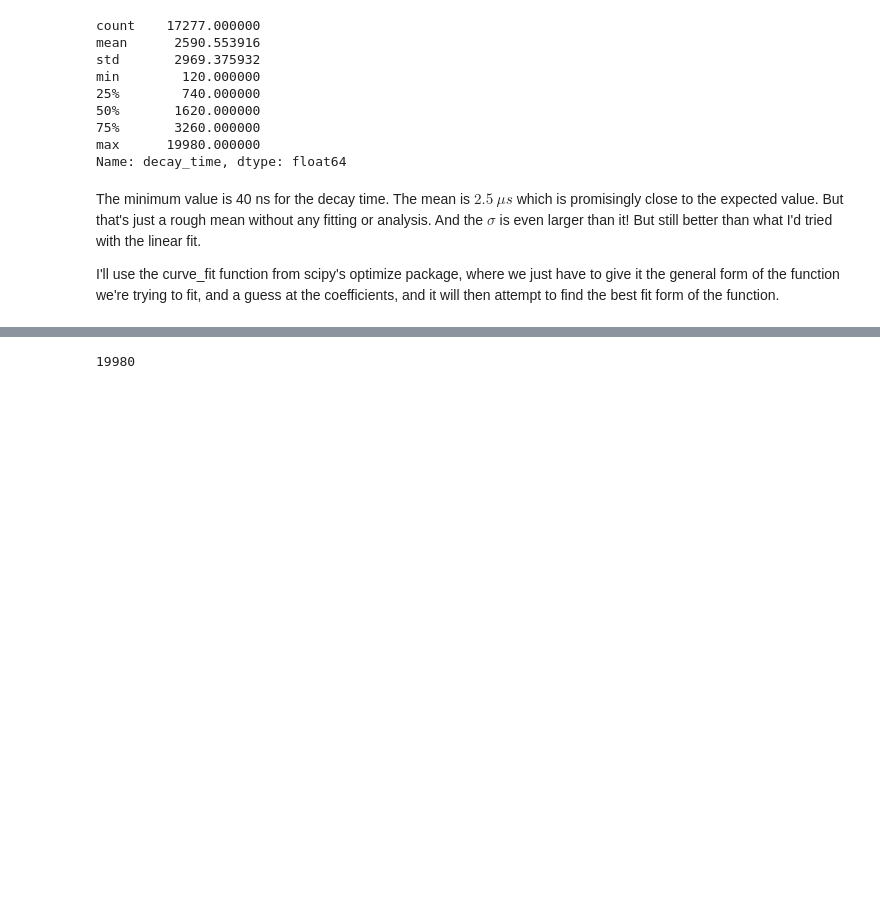
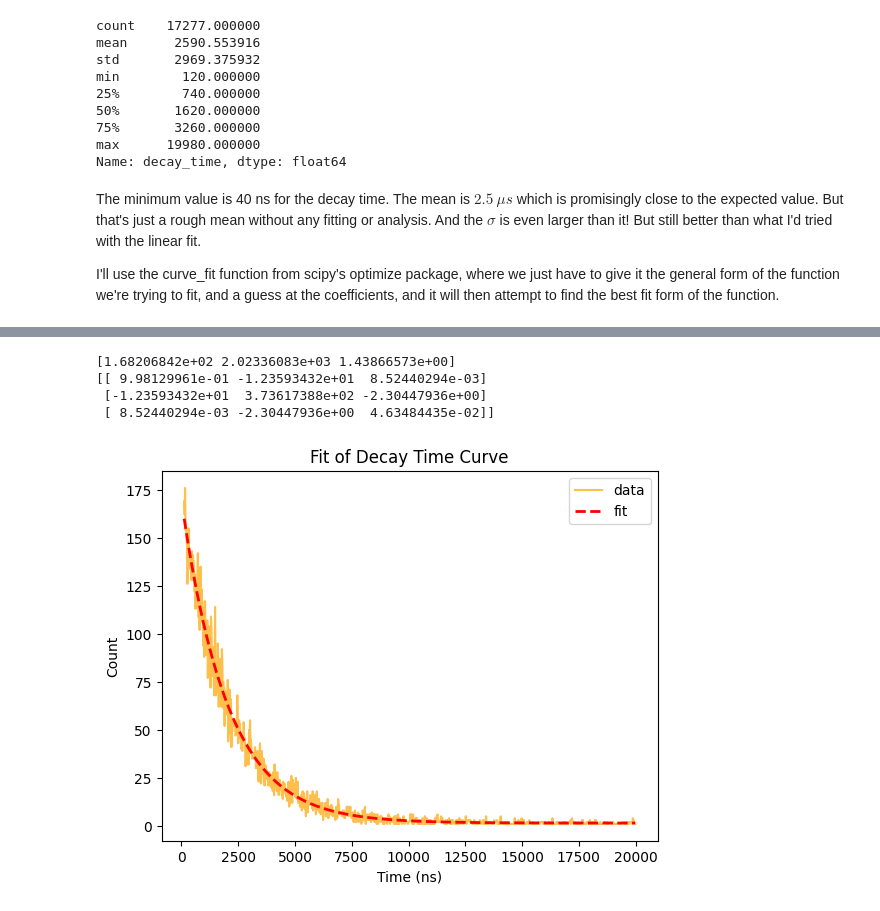
Before and after one commit to john-hafner/PHY451-Muon, a Jupyter notebook: Exponential_Fit.ipynb, the cells around one changed output, grey strips where cells are left out. Saved outputs shown, nothing was run; the diff lists cells and outputs as text; code cells hidden in the pictures; blank space fills up the shorter version.

```diff
--- a/Exponential_Fit.ipynb
+++ b/Exponential_Fit.ipynb
@@ -141,9 +169,33 @@ bin_df.describe()
 # %%
+y = bin_df.iloc[:, 0].astype(np.float64)
+x = bin_df.index.to_series().astype(np.float64)
 def muon_fit(t, N_0, T, B):
-  return N_0 * np.e**(-t / T) + B
+  return N_0 * np.exp(-t / T) + B
 
-popt, pcov = curve_fit(muon_fit, )
+guess = [170, 2100, 1]
+popt, pcov = curve_fit(muon_fit, x, y, p0=guess)
+print(popt)
+print(pcov)
+# %% [output]
+[1.68206842e+02 2.02336083e+03 1.43866573e+00]
+[[ 9.98129961e-01 -1.23593432e+01  8.52440294e-03]
+ [-1.23593432e+01  3.73617388e+02 -2.30447936e+00]
+ [ 8.52440294e-03 -2.30447936e+00  4.63484435e-02]]
-# %%
-decay_df['decay_time'].max()
-# %% [output]
-19980
+# %%
+
+
+plt.plot(bin_df, label='data', color='orange', alpha=0.7)
+#x = np.linspace(0, 20000, 1000)
+#y = 170 * np.exp(-x / 2100) + 1
+
+#plt.scatter(x, y, s=50, c='red', zorder=3)
+y_hat = muon_fit(x, popt[0], popt[1], popt[2])
+plt.plot(x, y_hat, label='fit', color='red', linestyle='--', linewidth=2)
+
+plt.title('Fit of Decay Time Curve')
+plt.legend()
+plt.xlabel('Time (ns)')
+plt.ylabel('Count')
+plt.show()
+# %% [output]
+[figure, added]
```
Also changed, not shown: parts of 5 cells of this notebook.
